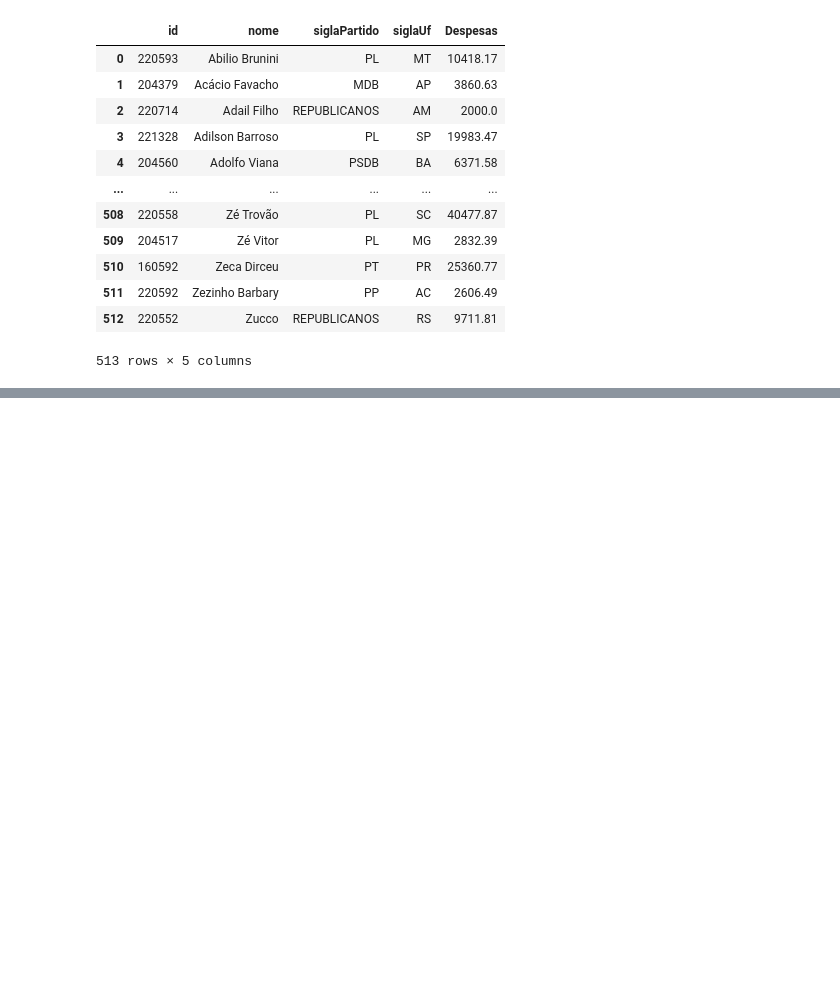
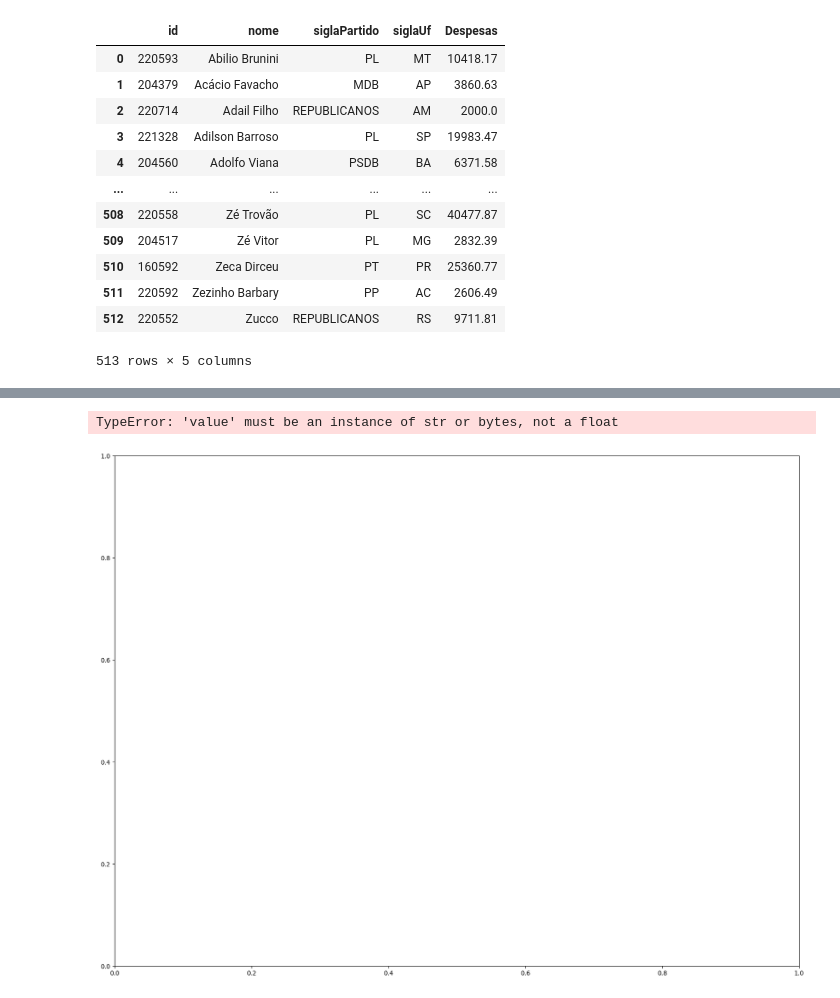
Before and after one commit to WallyssonChristian/Analise-de-Despesas, a Jupyter notebook: projeto.ipynb, the cells around one changed output, grey strips where cells are left out. Cells and saved outputs as stored; diff of their text form; code cells hidden in the pictures; blank space fills up the shorter version.

```diff
--- a/projeto.ipynb
+++ b/projeto.ipynb
@@ -73,0 +83,11 @@ dados_df
+# %%
+
+# Graph 3
+x = test_df['nome'].value_counts().head(10).index
+y = test_df['Despesas'].head(10).values
+plt.figure(figsize = (20, 15))
+sns.barplot(x=x, y=y)
+plt.plot()
+# %% [output]
+TypeError: 'value' must be an instance of str or bytes, not a float
+[figure, added]
```
Also changed, not shown: parts of 8 cells of this notebook.
